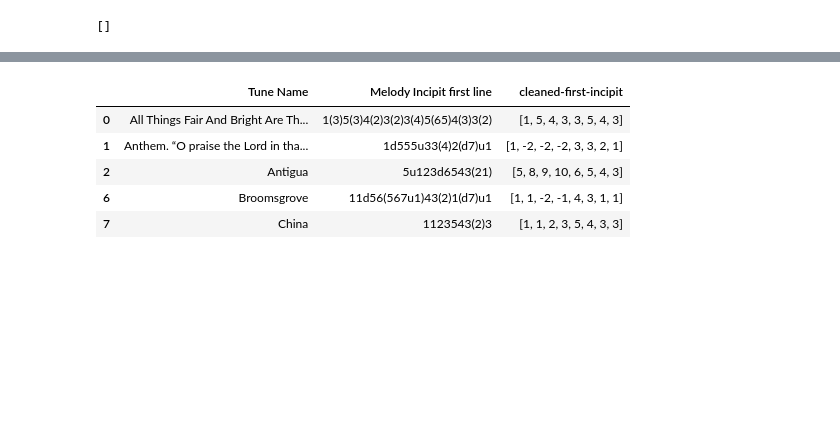
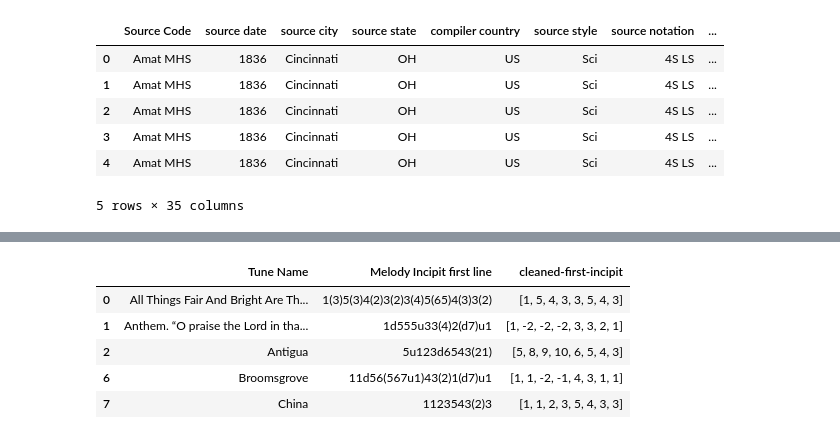
Before and after one commit to gideonite/sh-tunes, a Jupyter notebook: oh-tunes.ipynb, the cells around one changed output, grey strips where cells are left out. Cells and saved outputs as stored; diff of their text form; code cells hidden in the pictures; blank space fills up the shorter version.

Commit message:
WIP: why are there null cleaned incipits?

```diff
--- a/oh-tunes.ipynb
+++ b/oh-tunes.ipynb
@@ -74,17 +11,11 @@ cleaned_data = data[[tunename,firstline,cleaned_1st_incipit]]
-# %%
-cleaned_data = cleaned_data[pandas.notnull(cleaned_data[tunename]) & pandas.notnull(cleaned_data[firstline])]
-
-# If '' somehow made it's way into an incipit, remove it.
-# TODO figure this out. What happened to these incipits??
-bad_row_nums = []
-for i,incipit in enumerate(cleaned_data[cleaned_1st_incipit]):
-    for note in incipit:
-        if type(note) != int:
-            bad_row_nums.append(i)
-            break
-
-cleaned_data = cleaned_data.drop(cleaned_data.index[bad_row_nums])
-
-bad_row_nums
-# %% [output]
-[]
+# %%
+all_data = pandas.read_csv(path)
+all_data.head()
+# %% [output]
+|  | Source Code | source date | source city | source state | compiler country | source style | source notation | ... |
+| 0 | Amat MHS | 1836 | Cincinnati | OH | US | Sci | 4S LS | ... |
+| 1 | Amat MHS | 1836 | Cincinnati | OH | US | Sci | 4S LS | ... |
+| 2 | Amat MHS | 1836 | Cincinnati | OH | US | Sci | 4S LS | ... |
+| 3 | Amat MHS | 1836 | Cincinnati | OH | US | Sci | 4S LS | ... |
+| 4 | Amat MHS | 1836 | Cincinnati | OH | US | Sci | 4S LS | ... |
+5 rows × 35 columns
```
Also changed, not shown: parts of 12 cells of this notebook, 1 other file.
